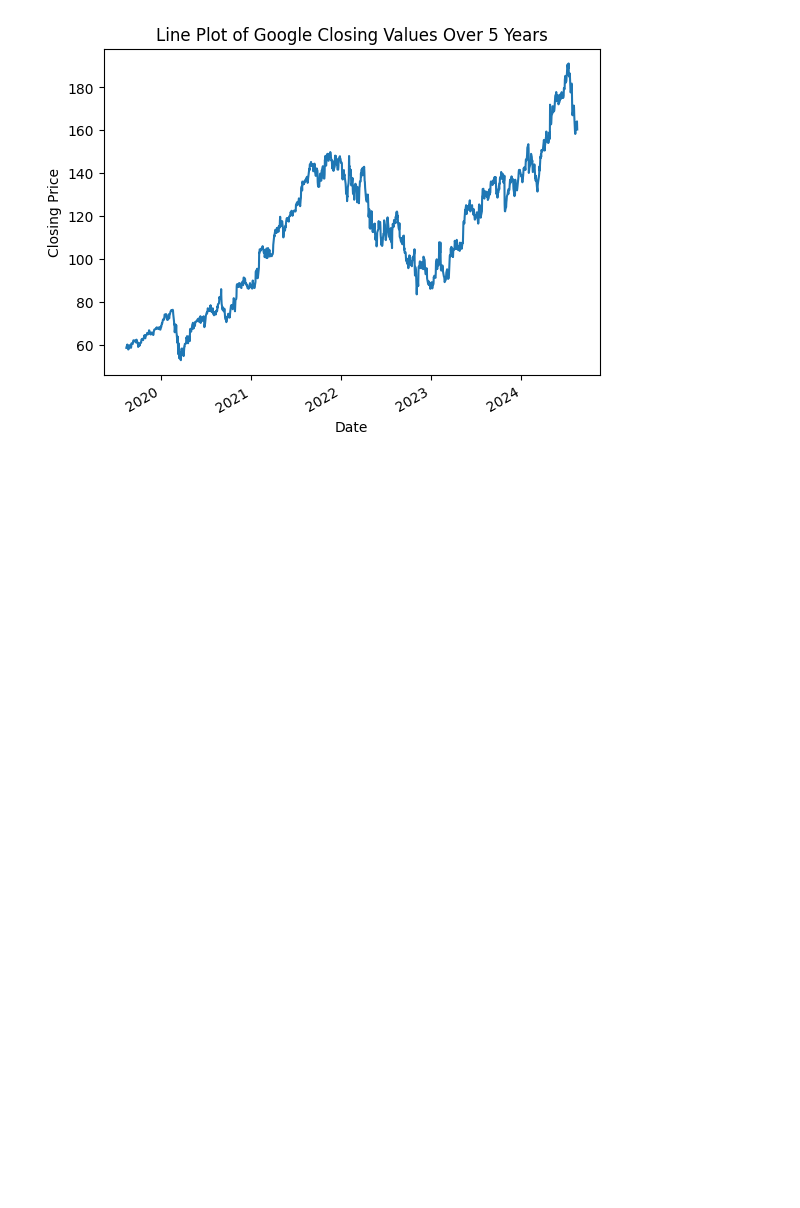
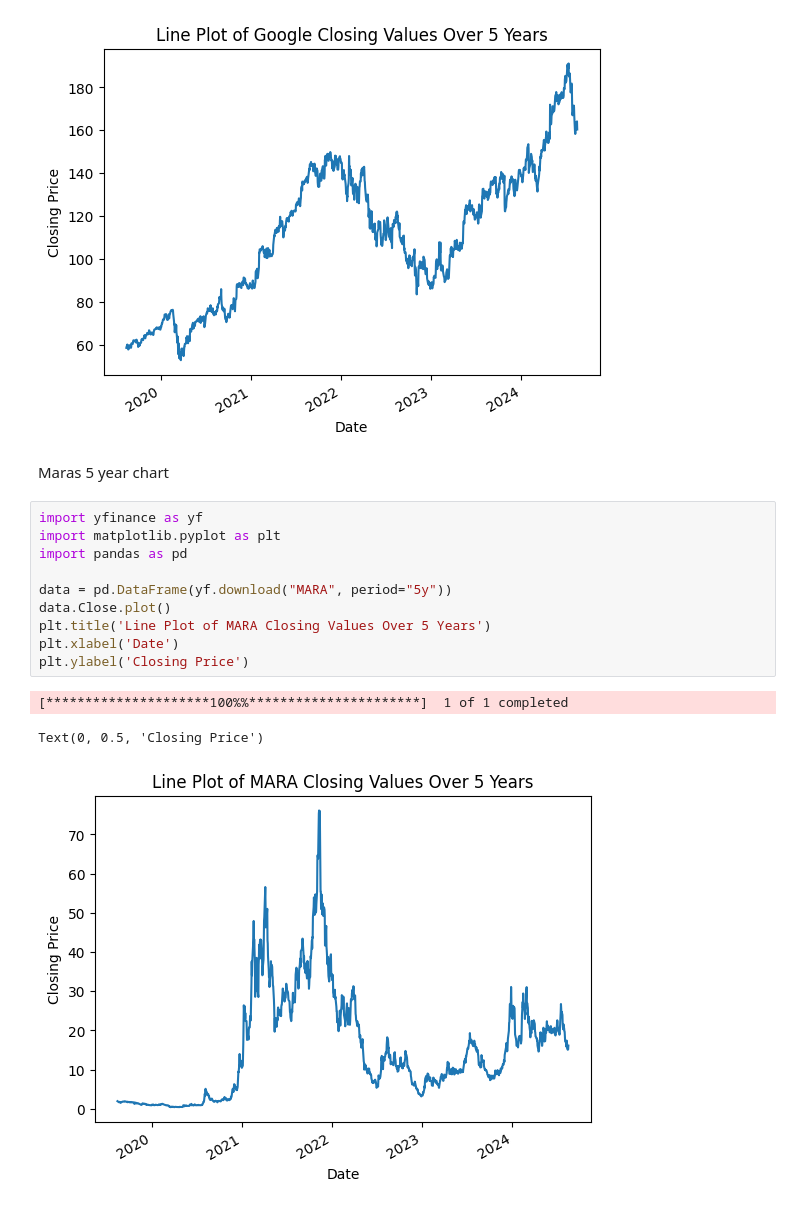
Before and after one commit to TDVisuals/API-STOCK-PROJECT, a Jupyter notebook: My_Stocks_API_Project.ipynb, the cells around one changed output. Cells and saved outputs as stored; diff of their text form; blank space fills up the shorter version.

```diff
--- a/My_Stocks_API_Project.ipynb
+++ b/My_Stocks_API_Project.ipynb
@@ -765,3 +767,19 @@ plt.ylabel('Closing Price')
 [*********************100%%**********************]  1 of 1 completed
 Text(0, 0.5, 'Closing Price')
 [figure]
+# %% [markdown]
+Maras 5 year chart
+# %%
+import yfinance as yf
+import matplotlib.pyplot as plt
+import pandas as pd
+
+data = pd.DataFrame(yf.download("MARA", period="5y"))
+data.Close.plot()
+plt.title('Line Plot of MARA Closing Values Over 5 Years')
+plt.xlabel('Date')
+plt.ylabel('Closing Price')
+# %% [output]
+[*********************100%%**********************]  1 of 1 completed
+Text(0, 0.5, 'Closing Price')
+[figure, added]
```
Also changed, not shown: parts of 1 cell of this notebook.
